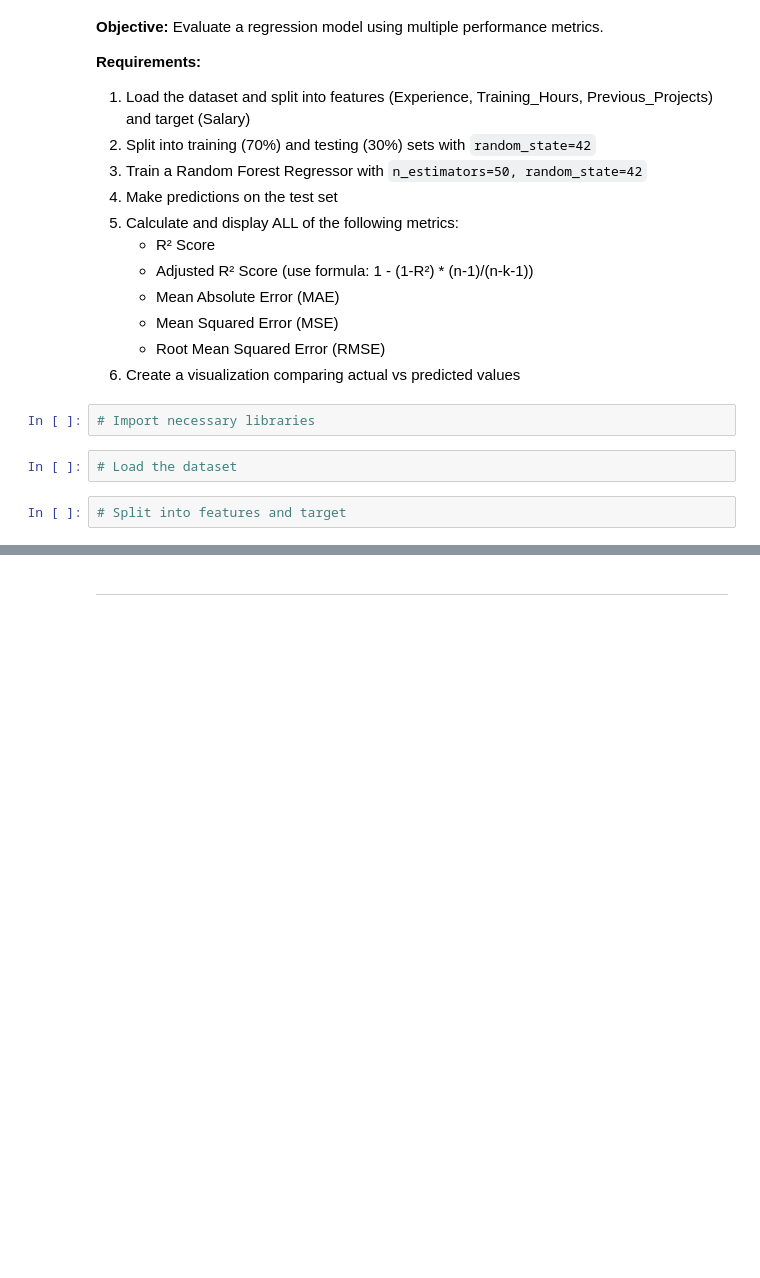
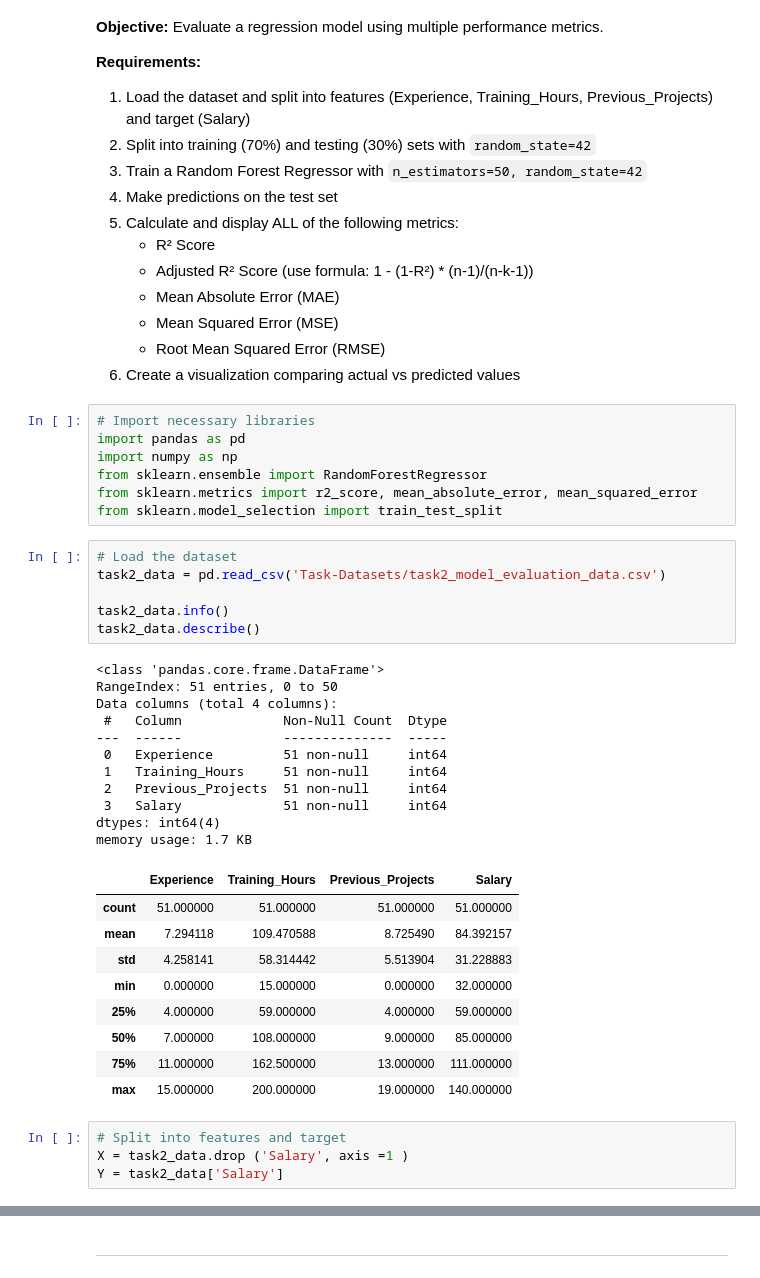
Before and after one commit to Blessing-Ekeh/dataraflow-week16-Regression, a Jupyter notebook: Take Home.ipynb, the cells around one changed output, grey strips where cells are left out. Drawn from its saved outputs; the diff is of its cells as text; blank space fills up the shorter version.

```diff
--- a/Take Home.ipynb
+++ b/Take Home.ipynb
@@ -56,9 +121,41 @@ These tasks focus on fundamental concepts from this week's module.
 6. Create a visualization comparing actual vs predicted values
 # %%
 # Import necessary libraries
+import pandas as pd
+import numpy as np
+from sklearn.ensemble import RandomForestRegressor
+from sklearn.metrics import r2_score, mean_absolute_error, mean_squared_error
+from sklearn.model_selection import train_test_split
 # %%
 # Load the dataset
+task2_data = pd.read_csv('Task-Datasets/task2_model_evaluation_data.csv')
+
+task2_data.info()
+task2_data.describe()
+# %% [output]
+<class 'pandas.core.frame.DataFrame'>
+RangeIndex: 51 entries, 0 to 50
+Data columns (total 4 columns):
+ #   Column             Non-Null Count  Dtype
+---  ------             --------------  -----
+ 0   Experience         51 non-null     int64
+ 1   Training_Hours     51 non-null     int64
+ 2   Previous_Projects  51 non-null     int64
+ 3   Salary             51 non-null     int64
+dtypes: int64(4)
+memory usage: 1.7 KB
+|  | Experience | Training_Hours | Previous_Projects | Salary |
+| count | 51.000000 | 51.000000 | 51.000000 | 51.000000 |
+| mean | 7.294118 | 109.470588 | 8.725490 | 84.392157 |
+| std | 4.258141 | 58.314442 | 5.513904 | 31.228883 |
+| min | 0.000000 | 15.000000 | 0.000000 | 32.000000 |
+| 25% | 4.000000 | 59.000000 | 4.000000 | 59.000000 |
+| 50% | 7.000000 | 108.000000 | 9.000000 | 85.000000 |
+| 75% | 11.000000 | 162.500000 | 13.000000 | 111.000000 |
+| max | 15.000000 | 200.000000 | 19.000000 | 140.000000 |
 # %%
 # Split into features and target
+X = task2_data.drop ('Salary', axis =1 )
+Y = task2_data['Salary']
 # %%
 # Split into training and testing sets
```
Also changed, not shown: parts of 24 cells of this notebook.
